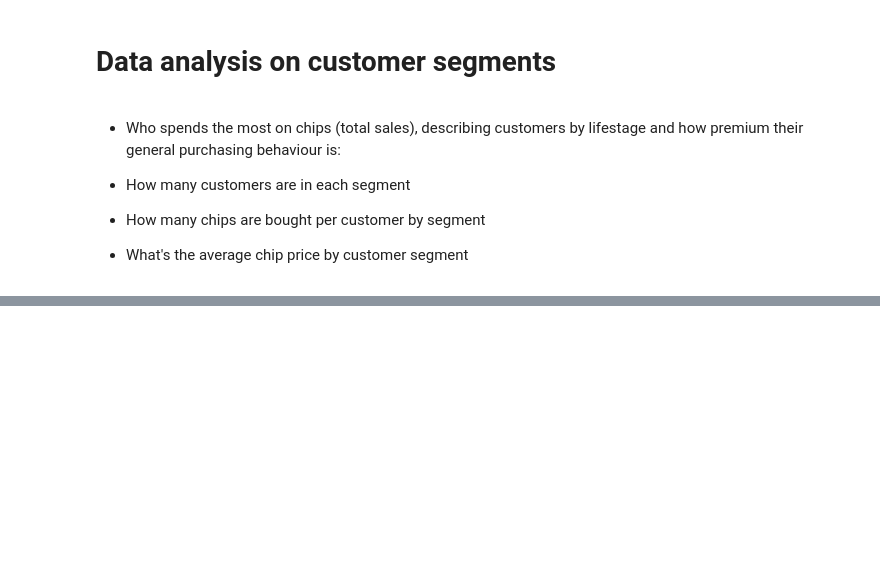
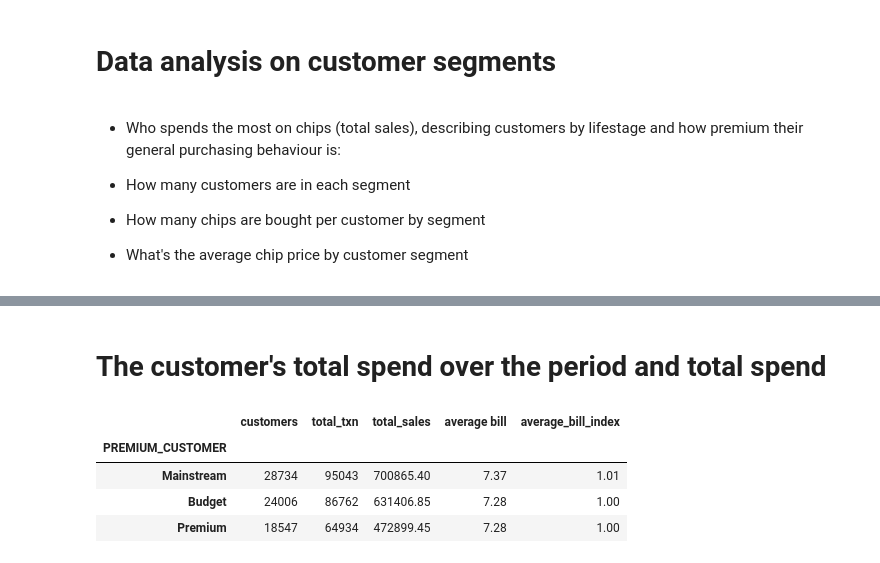
Before and after one commit to Ekatskoropud/Quantium, a Jupyter notebook: Task 1/Data analysis.ipynb, the cells around one changed output, grey strips where cells are left out. Drawn from its saved outputs; the diff is of its cells as text; code cells hidden in the pictures; blank space fills up the shorter version.

```diff
--- a/Task 1/Data analysis.ipynb
+++ b/Task 1/Data analysis.ipynb
@@ -53,0 +201,30 @@ and how premium their general purchasing behaviour is:
+# %% [markdown]
+# The customer's total spend over the period and total spend
+# %%
+avg_per_txn = df["TOT_SALES"].sum() / df["TXN_ID"].count()
+# %%
+segment_analysis = df.groupby("PREMIUM_CUSTOMER").agg(
+    customers = ("LYLTY_CARD_NBR","nunique"),
+    total_txn = ("TXN_ID", "count"),
+    total_sales = ("TOT_SALES", "sum")
+)
+segment_analysis["average bill"] = (
+    segment_analysis["total_sales"] /
+    segment_analysis["total_txn"]
+    ).round(2)
+
+segment_analysis["average_bill_index"] = (
+    segment_analysis["average bill"] / avg_per_txn
+).round(2)
+
+segment_analysis = segment_analysis.sort_values(
+    by= "customers",
+    ascending= False
+)
+segment_analysis
+# %% [output]
+|  | customers | total_txn | total_sales | average bill | average_bill_index |
+| PREMIUM_CUSTOMER |  |  |  |  |  |
+| Mainstream | 28734 | 95043 | 700865.40 | 7.37 | 1.01 |
+| Budget | 24006 | 86762 | 631406.85 | 7.28 | 1.00 |
+| Premium | 18547 | 64934 | 472899.45 | 7.28 | 1.00 |
```
Also changed, not shown: parts of 7 cells of this notebook.
